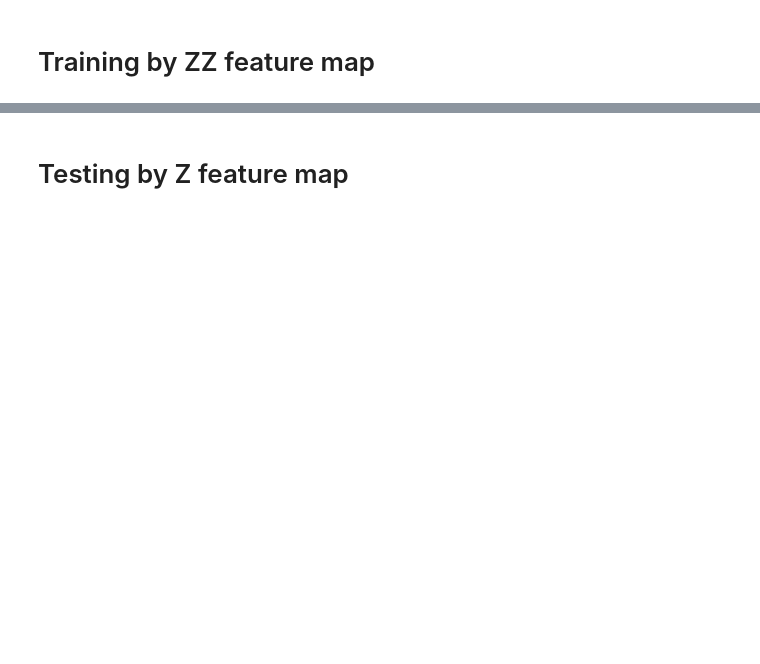
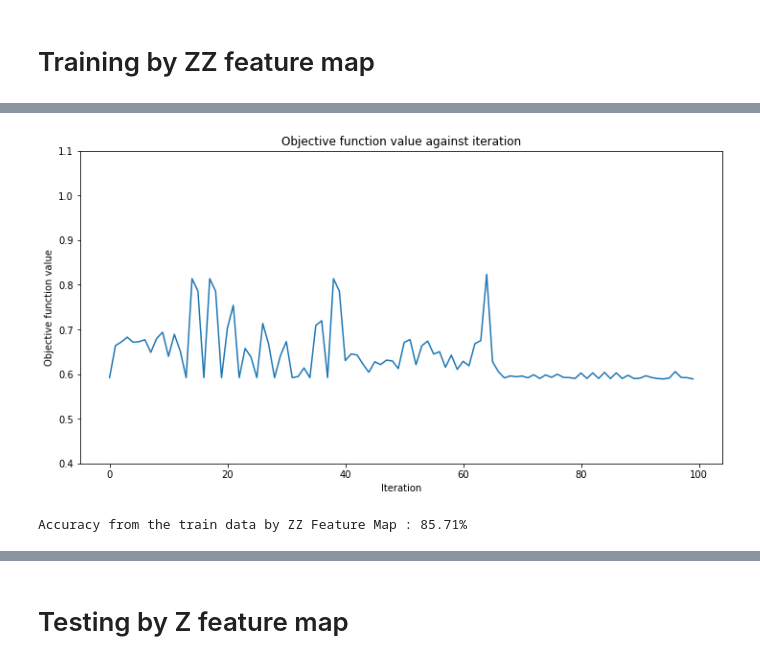
Before and after one commit to Izuho/computer-graphics, a Jupyter notebook: 10-7/QCNN.ipynb, the cells around one changed output, grey strips where cells are left out. Cells and saved outputs as stored; diff of their text form; code cells hidden in the pictures; blank space fills up the shorter version.

```diff
--- a/10-7/QCNN.ipynb
+++ b/10-7/QCNN.ipynb
@@ -304,0 +314,13 @@ opflow_classifier_ZZ.save('ZZFeatureMap.model')
+# %%
+x = np.asarray(train_images)
+y = np.asarray(train_labels)
+
+objective_func_vals = []
+plt.rcParams["figure.figsize"] = (12, 6)
+loaded_classifier_Z.fit(x, y)
+
+# score classifier
+print(f"Accuracy from the train data by ZZ Feature Map : {np.round(100 * loaded_classifier_Z.score(x, y), 2)}%")
+# %% [output]
+[figure, added]
+Accuracy from the train data by ZZ Feature Map : 85.71%
```
Also changed, not shown: parts of 7 cells of this notebook.
